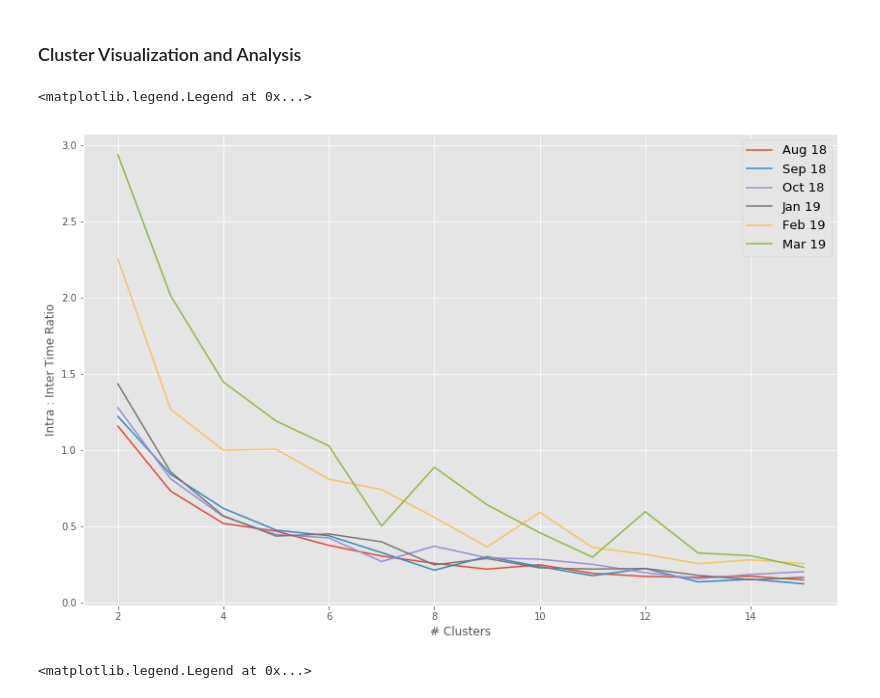
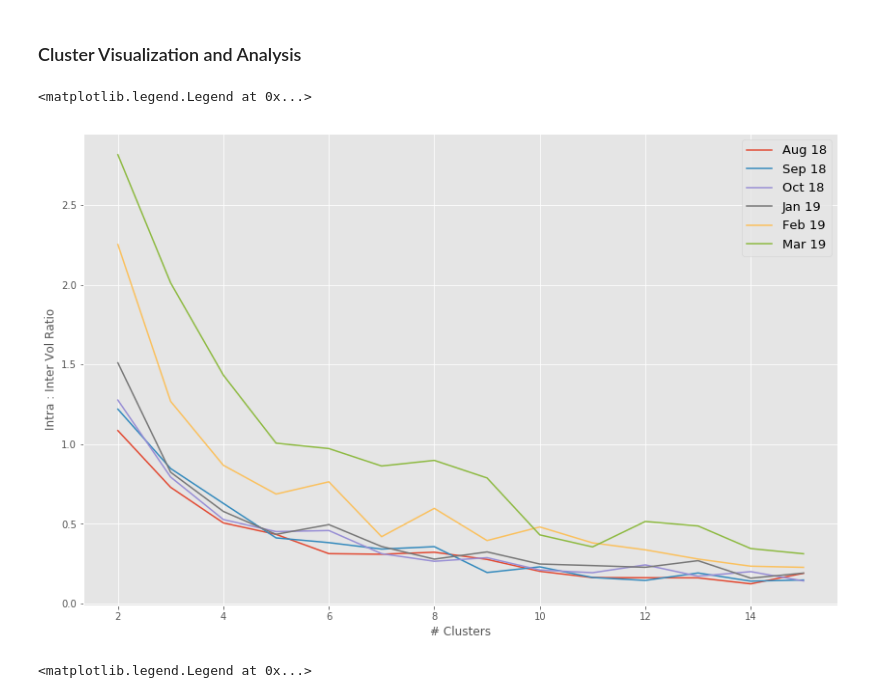
Before and after one commit to beomjundc/datax_bikeshare, a Jupyter notebook: exploratory/clustering/spectral_clustering_ER_v2.ipynb, the cells around one changed output. Drawn from its saved outputs; the diff is of its cells as text; code cells hidden in the pictures.

Commit message:
Spectral Clustering Updated

```diff
--- a/exploratory/clustering/spectral_clustering_ER_v2.ipynb
+++ b/exploratory/clustering/spectral_clustering_ER_v2.ipynb
@@ -10,6 +15,6 @@ plt.style.use('ggplot')
 # %%
 # Read in the trip summary data
-file_path = '../data/trip_summary_201808_201903.csv'
+file_path = '../../data/trip_summary_201808_201903.csv'
 trips = pd.read_csv(file_path)
 trips = trips.dropna(how="any") # drop NaNs
 
@@ -33,0 +41,26 @@ def sort_concat(arr):
+# %%
+pair_id = trips[['start_station_id', 'end_station_id']].values
+pair_id_sorted = list(map(sort_concat, pair_id))
+trips['station_pair_id'] = pair_id_sorted
+
+# Create a new dataframe that sums the roundtrips between two stations into one row of data
+# We will be able to create a matrix on how each station interactions with other stations
+pair_trips = trips.groupby('station_pair_id', as_index=False)['trip_count','sum_duration_min'].sum()
+
+pair_trips['station_i'] = pair_trips['station_pair_id'].str.split("_", n = 1, expand = True)[0]
+pair_trips['station_j'] = pair_trips['station_pair_id'].str.split("_", n = 1, expand = True)[1]
+intercluster_volume = pair_trips
+pair_trips['trip_count_inv'] = 1 / pair_trips['trip_count']
+
+# Normalize trip_count, trip_count_inv and sum_duration_min so we can compare accross months and/or different time periods
+scaler = MinMaxScaler(feature_range=(0, 1))
+array = pair_trips[['trip_count','sum_duration_min','trip_count_inv']].values
+array_scaled = scaler.fit_transform(array)
+pair_trips[['trip_count','sum_duration_min','trip_count_inv']] = array_scaled
+
+pair_trips['station_i'] = pd.to_numeric(pair_trips['station_i']).astype(np.int64)
+pair_trips['station_j'] = pd.to_numeric(pair_trips['station_j']).astype(np.int64)
+
+# Sort the dataframe by the starting station, so we can link up the clusters to the correct row of data later on
+stations_sorted = pair_trips.sort_values(['station_i'])['station_i'].unique()
+pair_trips = pair_trips.sort_values(['station_i'])
@@ -89,8 +124,8 @@ def generate_aff_mat(trips):
     return sim_mat
 
 # Test function
-filtered_trips = trips[trips['month'] == '10']
-# filtered_trips = filter_stations(filtered_trips)
+# filtered_trips = trips[trips['month'] == '10']
+# filtered_trips = filter_stations(trips)
 
-generate_aff_mat(filtered_trips)
+generate_aff_mat(trips)
 # %% [output]
@@ -288,35 +309,35 @@ spec_clust_final.tail()
 # %%
 from matplotlib.pyplot import figure
 
 figure(figsize=(14, 9))
 
 clusters = spec_clust_final.loc[spec_clust_final['month'] == "01"]['cluster']
 
 intra_inter_vol_plot_08 = spec_clust_final.loc[spec_clust_final['month'] == "08"]['intra_inter_vol']
 intra_inter_vol_plot_09 = spec_clust_final.loc[spec_clust_final['month'] == "09"]['intra_inter_vol']
 intra_inter_vol_plot_10 = spec_clust_final.loc[spec_clust_final['month'] == "10"]['intra_inter_vol']
 # intra_inter_vol_plot_11 = spec_clust_final.loc[spec_clust_final['month'] == "11"]['intra_inter_vol']
 # intra_inter_vol_plot_12 = spec_clust_final.loc[spec_clust_final['month'] == "12"]['intra_inter_vol']
 intra_inter_vol_plot_01 = spec_clust_final.loc[spec_clust_final['month'] == "01"]['intra_inter_vol']
 intra_inter_vol_plot_02 = spec_clust_final.loc[spec_clust_final['month'] == "02"]['intra_inter_vol']
 intra_inter_vol_plot_03 = spec_clust_final.loc[spec_clust_final['month'] == "03"]['intra_inter_vol']
 
 # Plot
 plt.plot(clusters, intra_inter_vol_plot_08, label='Aug 18')
 plt.plot(clusters, intra_inter_vol_plot_09, label='Sep 18')
 plt.plot(clusters, intra_inter_vol_plot_10, label='Oct 18')
 # plt.plot(clusters, intra_inter_vol_plot_11, label='Nov 18')
 # plt.plot(clusters, intra_inter_vol_plot_12, label='Dec 18')
 plt.plot(clusters, intra_inter_vol_plot_01, label='Jan 19')
 plt.plot(clusters, intra_inter_vol_plot_02, label='Feb 19')
 plt.plot(clusters, intra_inter_vol_plot_03, label='Mar 19')
 
 plt.xlabel('# Clusters')
-plt.ylabel('Intra : Inter Time Ratio')
+plt.ylabel('Intra : Inter Vol Ratio')
 plt.legend(loc=1, prop={'size': 13})
 # %% [output]
 <matplotlib.legend.Legend at 0x...>
-[figure, old version]
+[figure, new version]
 # %%
 from matplotlib.pyplot import figure
 
```
Also changed, not shown: parts of 13 cells of this notebook, 1 other file.
